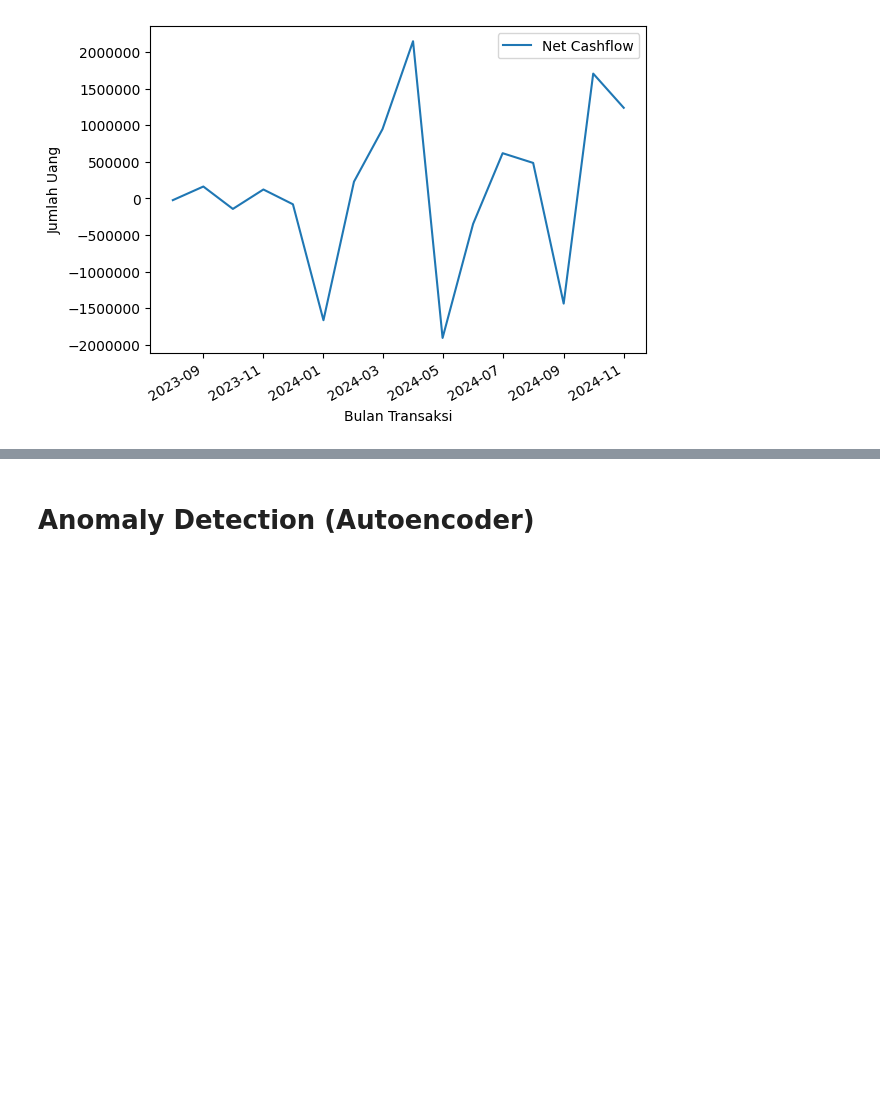
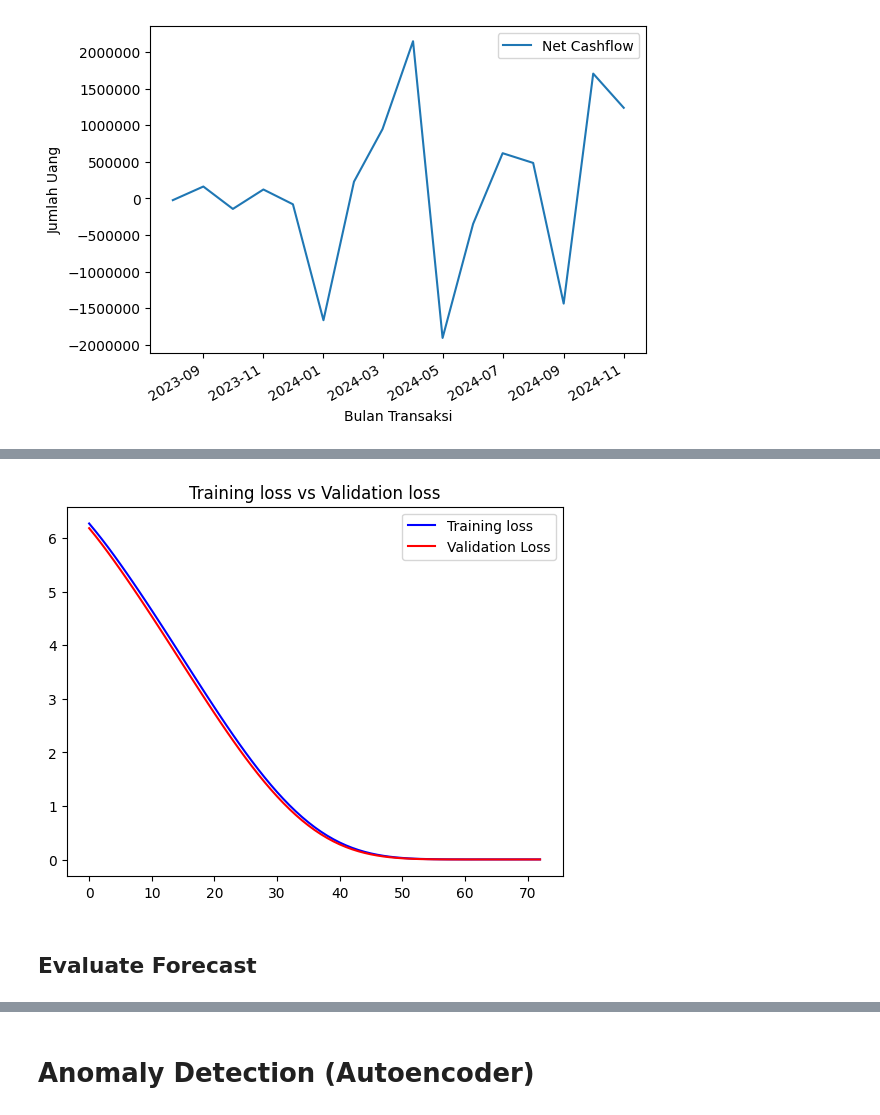
Before and after one commit to itsmaul/bangkit-capstone, a Jupyter notebook: All_Integrated.ipynb, the cells around one changed output, grey strips where cells are left out. Cells and saved outputs as stored; diff of their text form; code cells hidden in the pictures; blank space fills up the shorter version.

```diff
--- a/All_Integrated.ipynb
+++ b/All_Integrated.ipynb
@@ -109,0 +316,12 @@ plot_value(TIME, NET_CASHFLOW_SCALED, "Net Cashflow")
+# %%
+# Plot the training loss for each learning rate
+
+plt.plot(epochs, loss, 'b', label='Training loss')
+plt.plot(epochs, val_loss, 'r', label='Validation Loss')
+plt.title('Training loss vs Validation loss')
+plt.legend()
+plt.show()
+# %% [output]
+[figure, added]
+# %% [markdown]
+## **Evaluate Forecast**
```
Also changed, not shown: parts of 33 cells of this notebook.
